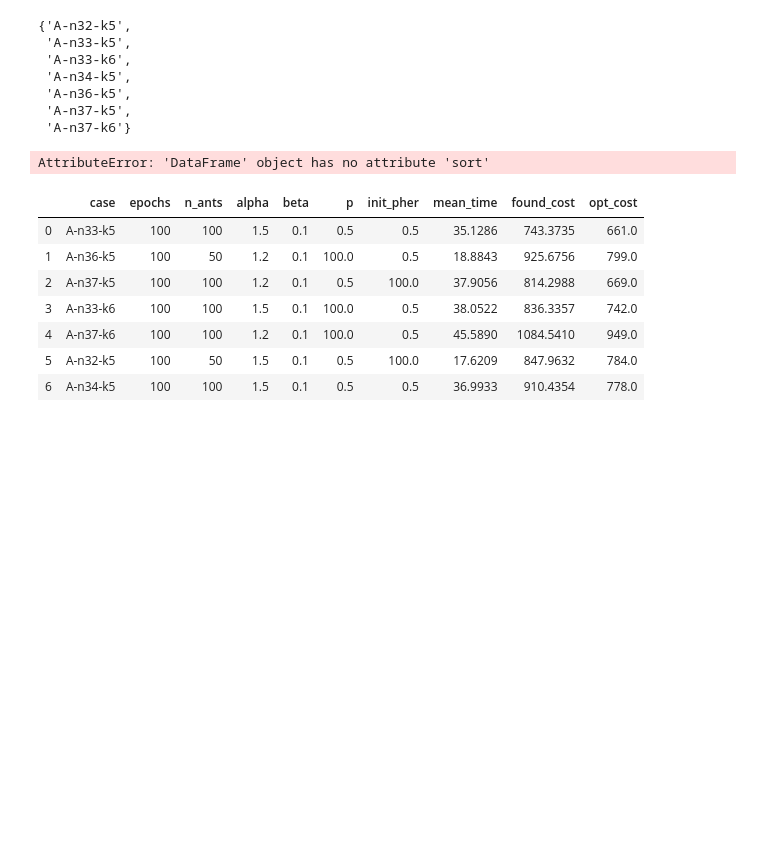
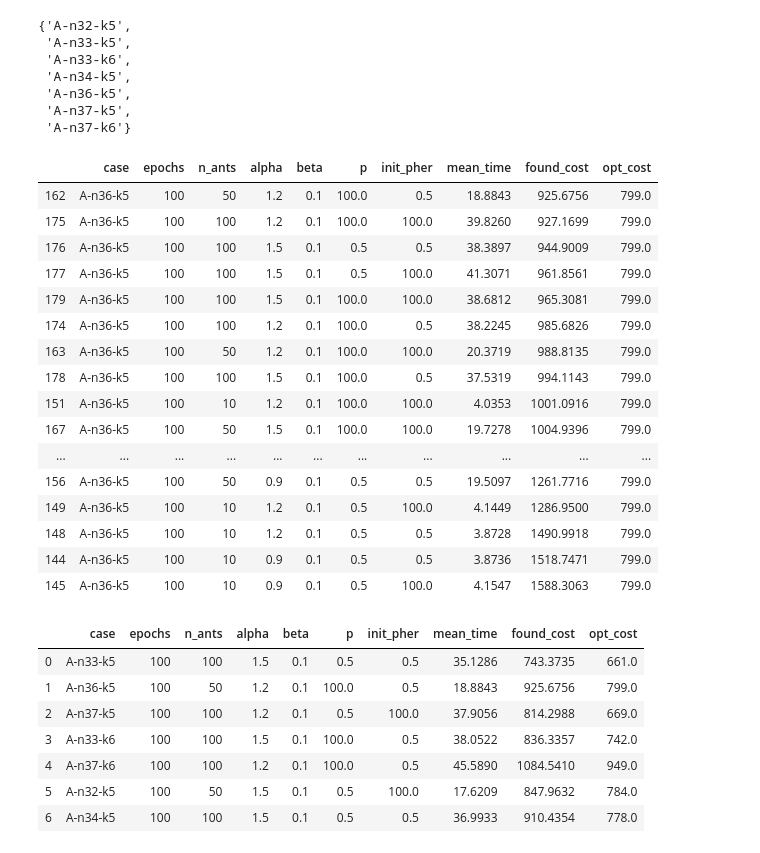
Before and after one commit to kislN/AntColonyVRP, a Jupyter notebook: report.ipynb, the cells around one changed output. Saved outputs shown, nothing was run; the diff lists cells and outputs as text; code cells hidden in the pictures; blank space fills up the shorter version.

```diff
--- a/report.ipynb
+++ b/report.ipynb
@@ -89,9 +124,25 @@ set(df.case)
  'A-n37-k5',
  'A-n37-k6'}
 # %%
-df[df.case=='A-n36-k5'].sort(['found_cost'])
+df[df.case=='A-n36-k5'].sort_values(['found_cost'])
 # %% [output]
-AttributeError: 'DataFrame' object has no attribute 'sort'
+|  | case | epochs | n_ants | alpha | beta | p | init_pher | mean_time | found_cost | opt_cost |
+| 162 | A-n36-k5 | 100 | 50 | 1.2 | 0.1 | 100.0 | 0.5 | 18.8843 | 925.6756 | 799.0 |
+| 175 | A-n36-k5 | 100 | 100 | 1.2 | 0.1 | 100.0 | 100.0 | 39.8260 | 927.1699 | 799.0 |
+| 176 | A-n36-k5 | 100 | 100 | 1.5 | 0.1 | 0.5 | 0.5 | 38.3897 | 944.9009 | 799.0 |
+| 177 | A-n36-k5 | 100 | 100 | 1.5 | 0.1 | 0.5 | 100.0 | 41.3071 | 961.8561 | 799.0 |
+| 179 | A-n36-k5 | 100 | 100 | 1.5 | 0.1 | 100.0 | 100.0 | 38.6812 | 965.3081 | 799.0 |
+| 174 | A-n36-k5 | 100 | 100 | 1.2 | 0.1 | 100.0 | 0.5 | 38.2245 | 985.6826 | 799.0 |
+| 163 | A-n36-k5 | 100 | 50 | 1.2 | 0.1 | 100.0 | 100.0 | 20.3719 | 988.8135 | 799.0 |
+| 178 | A-n36-k5 | 100 | 100 | 1.5 | 0.1 | 100.0 | 0.5 | 37.5319 | 994.1143 | 799.0 |
+| 151 | A-n36-k5 | 100 | 10 | 1.2 | 0.1 | 100.0 | 100.0 | 4.0353 | 1001.0916 | 799.0 |
+| 167 | A-n36-k5 | 100 | 50 | 1.5 | 0.1 | 100.0 | 100.0 | 19.7278 | 1004.9396 | 799.0 |
+| ... | ... | ... | ... | ... | ... | ... | ... | ... | ... | ... |
+| 156 | A-n36-k5 | 100 | 50 | 0.9 | 0.1 | 0.5 | 0.5 | 19.5097 | 1261.7716 | 799.0 |
+| 149 | A-n36-k5 | 100 | 10 | 1.2 | 0.1 | 0.5 | 100.0 | 4.1449 | 1286.9500 | 799.0 |
+| 148 | A-n36-k5 | 100 | 10 | 1.2 | 0.1 | 0.5 | 0.5 | 3.8728 | 1490.9918 | 799.0 |
+| 144 | A-n36-k5 | 100 | 10 | 0.9 | 0.1 | 0.5 | 0.5 | 3.8736 | 1518.7471 | 799.0 |
+| 145 | A-n36-k5 | 100 | 10 | 0.9 | 0.1 | 0.5 | 100.0 | 4.1547 | 1588.3063 | 799.0 |
 # %%
 ind = []
 for case in set(df.case):
```
Also changed, not shown: parts of 5 cells of this notebook, 15 other files.
